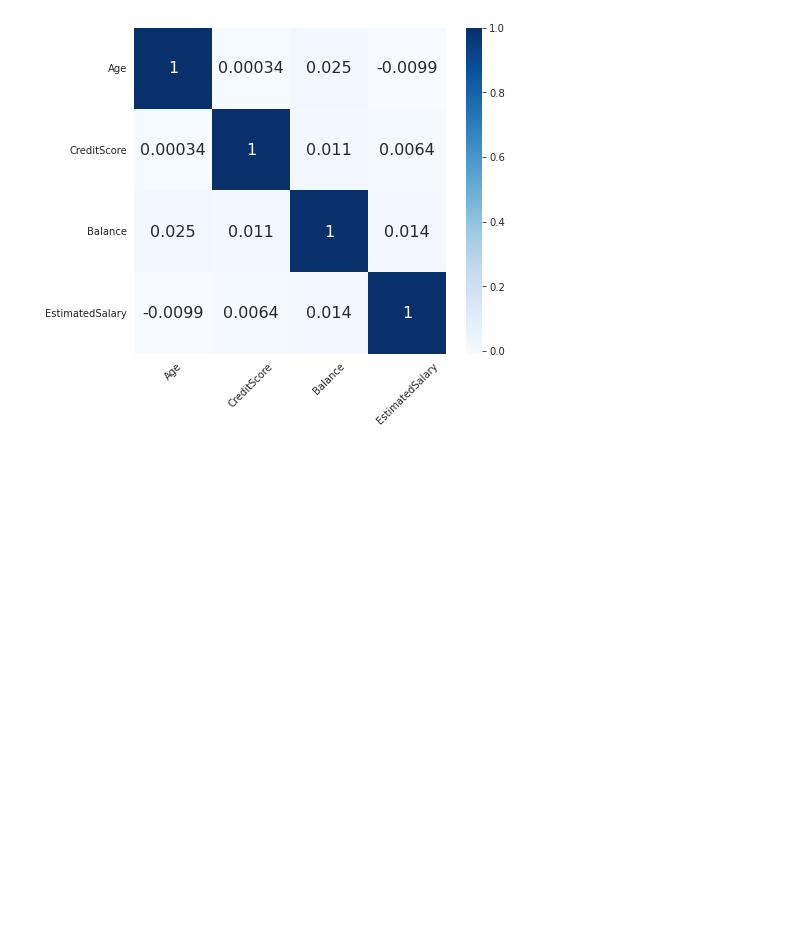
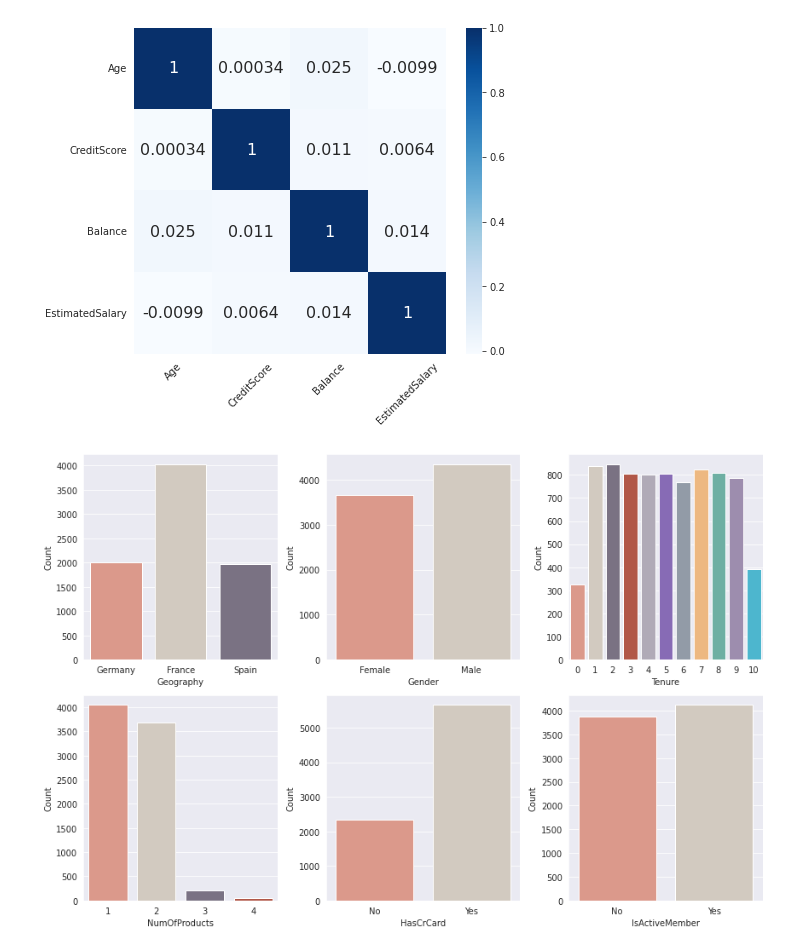
Before and after one commit to Data-Analytical-Thinking/Projeto_FMF, a Jupyter notebook: Cópia_de_Versão_original_bank_customer_churn_prediction.ipynb, the cells around one changed output. Saved outputs shown, nothing was run; the diff lists cells and outputs as text; code cells hidden in the pictures; blank space fills up the shorter version.

```diff
--- a/Cópia_de_Versão_original_bank_customer_churn_prediction.ipynb
+++ b/Cópia_de_Versão_original_bank_customer_churn_prediction.ipynb
@@ -780,3 +780,21 @@ ax.tick_params(axis='x', rotation=45)
 ax.tick_params(axis='y', rotation=360);
 # %% [output]
 [figure]
+# %%
+
+df_cat = train_df[categorical]
+
+fig, ax = plt.subplots(2, 3, figsize=(12, 8))
+
+for index, column in enumerate(df_cat.columns):
+
+    plt.subplot(2, 3, index + 1)
+    sns.countplot(x=column, data=train_df, palette=colors_cat)
+
+    plt.ylabel('Count')
+    if (column == 'HasCrCard' or column == 'IsActiveMember'):
+        plt.xticks([0, 1], ['No', 'Yes'])
+
+plt.tight_layout();
+# %% [output]
+[figure, added]
```
